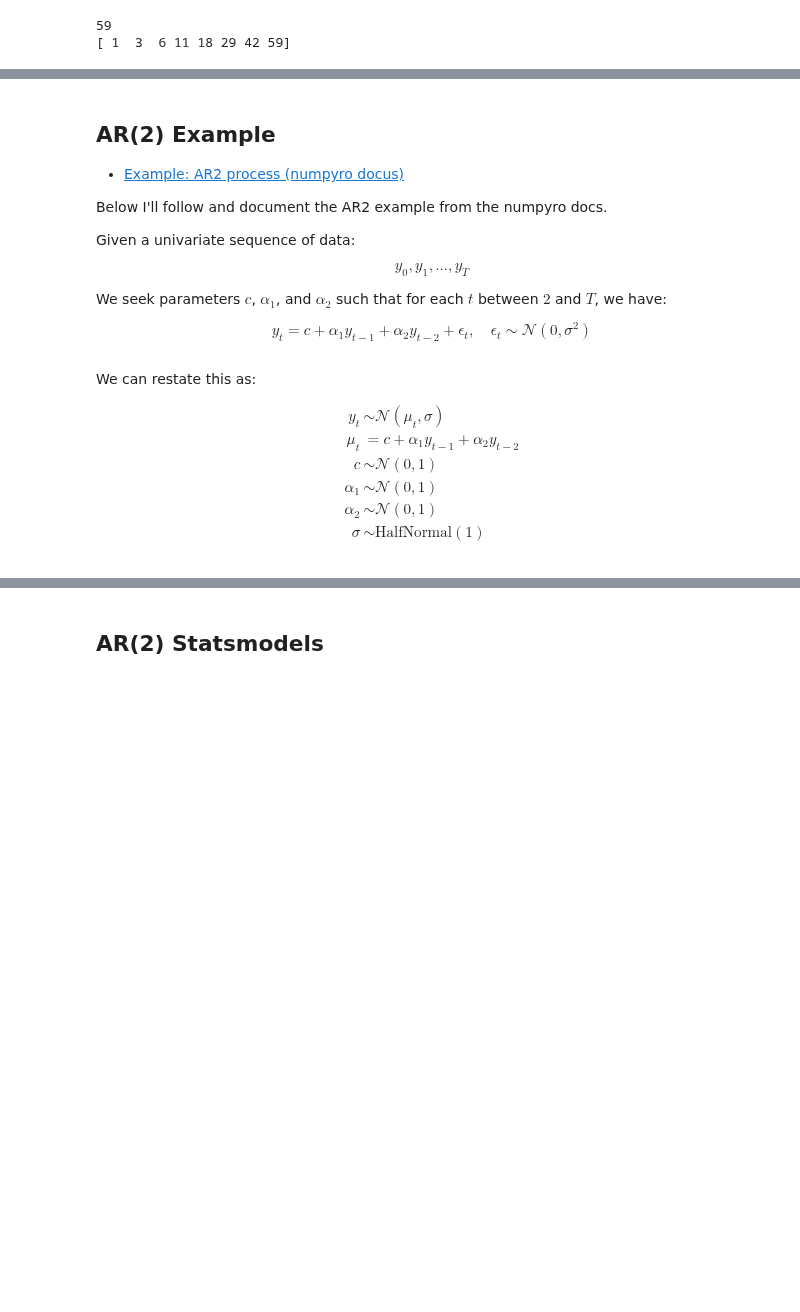
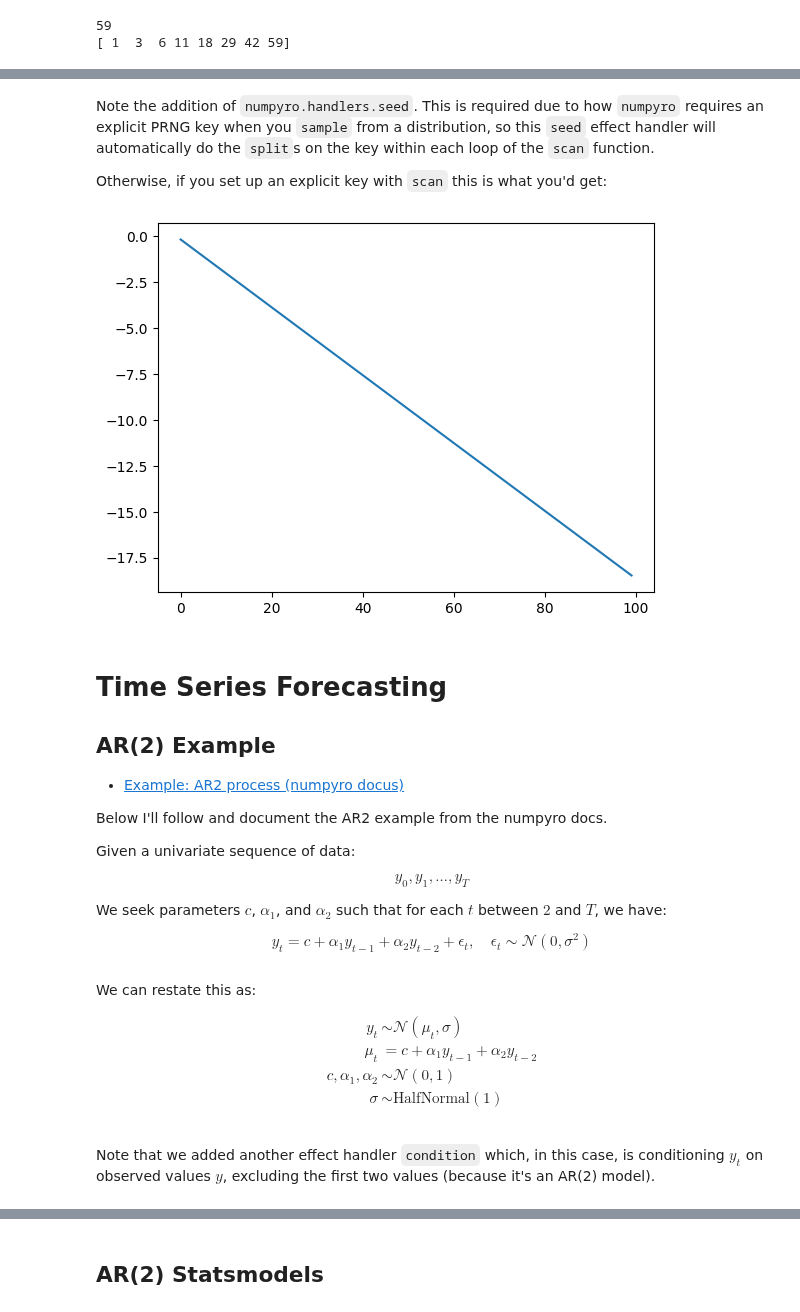
Before and after one commit to banditkings/learning-causal-impact, a Jupyter notebook: notebooks/0.1-numpyro_scan.ipynb, the cells around one changed output, grey strips where cells are left out. Saved outputs shown, nothing was run; the diff lists cells and outputs as text; code cells hidden in the pictures; blank space fills up the shorter version.

```diff
--- a/notebooks/0.1-numpyro_scan.ipynb
+++ b/notebooks/0.1-numpyro_scan.ipynb
@@ -94,4 +141,26 @@ print(results)
+# %% [markdown]
+Note the addition of `numpyro.handlers.seed`. This is required due to how `numpyro` requires an explicit PRNG key when you `sample` from a distribution, so this `seed` effect handler will automatically do the `split`s on the key within each loop of the `scan` function.
+
+Otherwise, if you set up an explicit key with `scan` this is what you'd get:
+# %%
+prng_key = random.PRNGKey(42)
+
+def random_walk_nokey(value, x):
+    # Being really explicit here
+    value = value + numpyro.sample('x', dist.Normal(0, 1.), rng_key=prng_key)
+    return value, value
+
+init_0 = 0
+n_steps = 100
+
+state, final_result = scan(random_walk_nokey, init=init_0, xs=jnp.arange(n_steps))
+
+plt.plot(jnp.arange(n_steps), final_result);
+# %% [output]
+[figure, added]
 # %% [markdown]
+# Time Series Forecasting
+
 ## AR(2) Example
 
 * [Example: AR2 process (numpyro docus)](https://num.pyro.ai/en/stable/examples/ar2.html#sphx-glr-download-examples-ar2-py)
@@ -116,9 +185,7 @@ $$
 \begin{aligned}
 y_t &\sim \mathcal{N}(\mu_t, \sigma)\\
 \mu_t &= c + \alpha_1 y_{t-1} + \alpha_2 y_{t-2}\\
-c &\sim \mathcal{N}(0,1)\\
-\alpha_1 &\sim \mathcal{N}(0,1)\\
-\alpha_2 &\sim \mathcal{N}(0,1)\\
+c, \alpha_1, \alpha_2 &\sim \mathcal{N}(0,1)\\
 \sigma &\sim \text{HalfNormal}(1)\\
 \end{aligned}
 $$
@@ -162,0 +219,2 @@ def ar2_scan(y):
+# %% [markdown]
+Note that we added another effect handler `condition` which, in this case, is conditioning $y_t$ on observed values $y$, excluding the first two values (because it's an AR(2) model).
```
Also changed, not shown: parts of 41 cells of this notebook, 7 other files.
